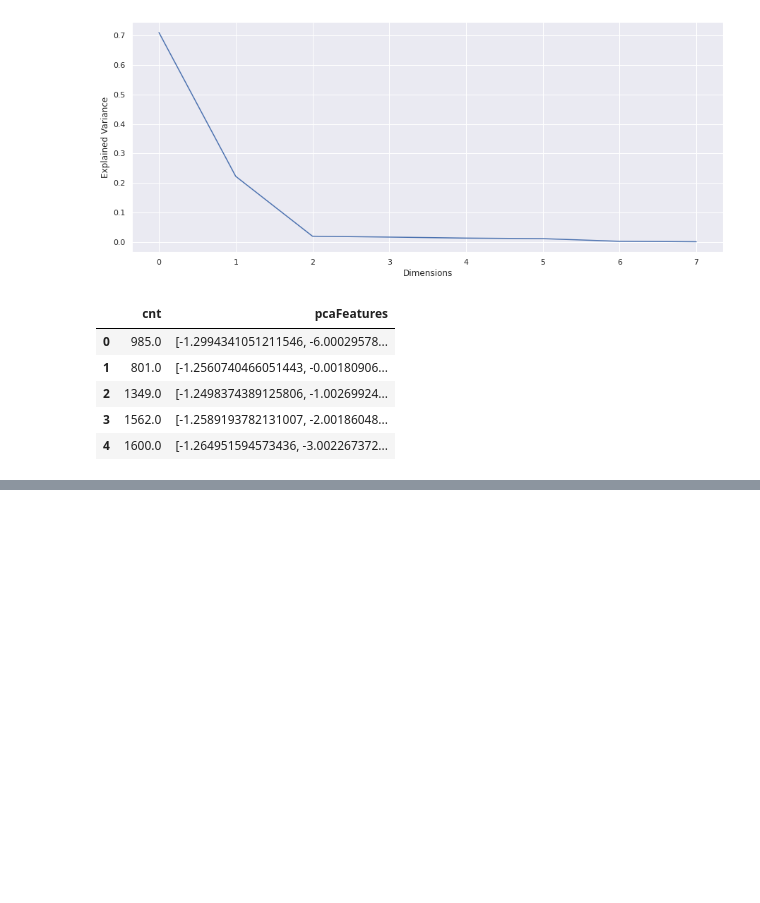
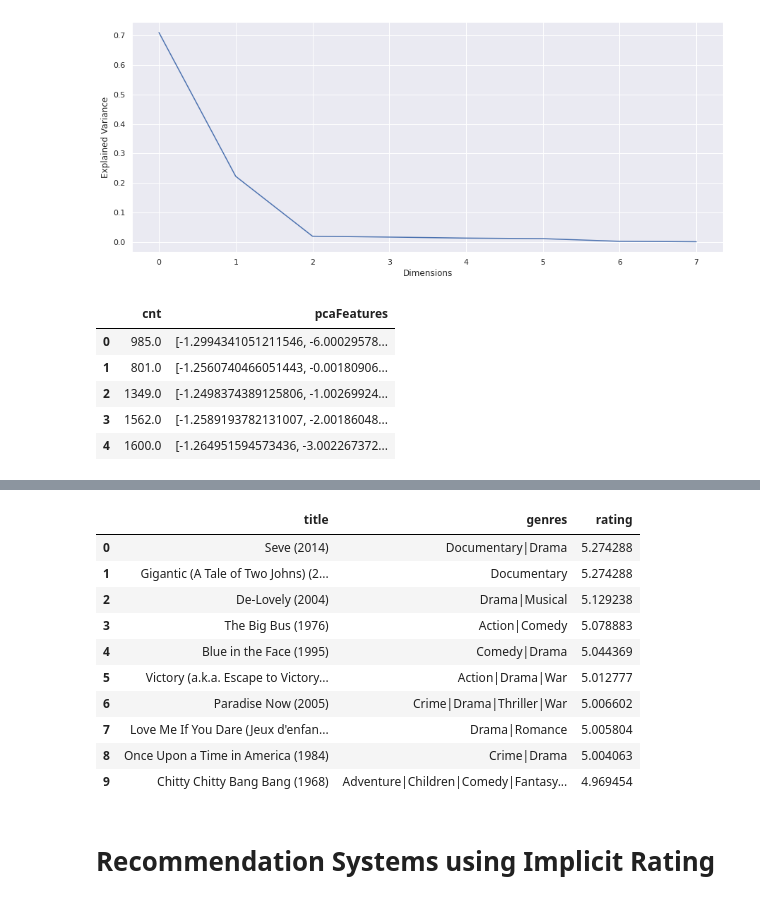
Before and after one commit to manojmanivannan/ApacheSparkEssentials, a Jupyter notebook: ML_2_SparkByPluralsight.ipynb, the cells around one changed output, grey strips where cells are left out. Saved outputs shown, nothing was run; the diff lists cells and outputs as text; code cells hidden in the pictures; blank space fills up the shorter version.

```diff
--- a/ML_2_SparkByPluralsight.ipynb
+++ b/ML_2_SparkByPluralsight.ipynb
@@ -523,0 +668,3 @@ Downloading (bytes)... 10782
+# %%
+moviesDF = spark.createDataFrame(moviesList)
+moviesDF.toPandas()
@@ -523,0 +678,7 @@ Downloading (bytes)... 10782
+# %%
+!./goodls_linux_amd64 -u https://drive.google.com/file/d/1vDLieKOOt95MzX3xYPPLeLdMSEWBsloi/view?usp=share_link
+
+movieData = spark.read\
+                  .format('csv')\
+                  .option('header','true')\
+                  .load('movies.csv')
@@ -523,0 +697,6 @@ Downloading (bytes)... 10782
+# %%
+recommendedMovies = movieData.join(moviesDF, on=['movieId'])\
+                              .orderBy('rating',ascending=False)\
+                              .select('title','genres','rating')
+
+recommendedMovies.toPandas()
@@ -523,0 +710,28 @@ Downloading (bytes)... 10782
+# %%
+def getRecommendationsForUser(userId, numRecs):
+  usersDF = spark.createDataFrame([userId], IntegerType()).toDF('userId')
+  userRecs = model.recommendForUserSubset(usersDF,numRecs)
+  moviesList = userRecs.collect()[0].recommendations
+  moviesDF = spark.createDataFrame(moviesList)
+
+  recommendedMovies = movieData.join(moviesDF, on=['movieId'])\
+                              .orderBy('rating',ascending=False)\
+                              .select('title','genres','rating')
+
+  return recommendedMovies
+# %%
+getRecommendationsForUser(219,10).toPandas()
+# %% [output]
+|  | title | genres | rating |
+| 0 | Seve (2014) | Documentary|Drama | 5.274288 |
+| 1 | Gigantic (A Tale of Two Johns) (2... | Documentary | 5.274288 |
+| 2 | De-Lovely (2004) | Drama|Musical | 5.129238 |
+| 3 | The Big Bus (1976) | Action|Comedy | 5.078883 |
+| 4 | Blue in the Face (1995) | Comedy|Drama | 5.044369 |
+| 5 | Victory (a.k.a. Escape to Victory... | Action|Drama|War | 5.012777 |
+| 6 | Paradise Now (2005) | Crime|Drama|Thriller|War | 5.006602 |
+| 7 | Love Me If You Dare (Jeux d'enfan... | Drama|Romance | 5.005804 |
+| 8 | Once Upon a Time in America (1984) | Crime|Drama | 5.004063 |
+| 9 | Chitty Chitty Bang Bang (1968) | Adventure|Children|Comedy|Fantasy... | 4.969454 |
+# %% [markdown]
+# Recommendation Systems using Implicit Rating
```
Also changed, not shown: parts of 50 cells of this notebook.
